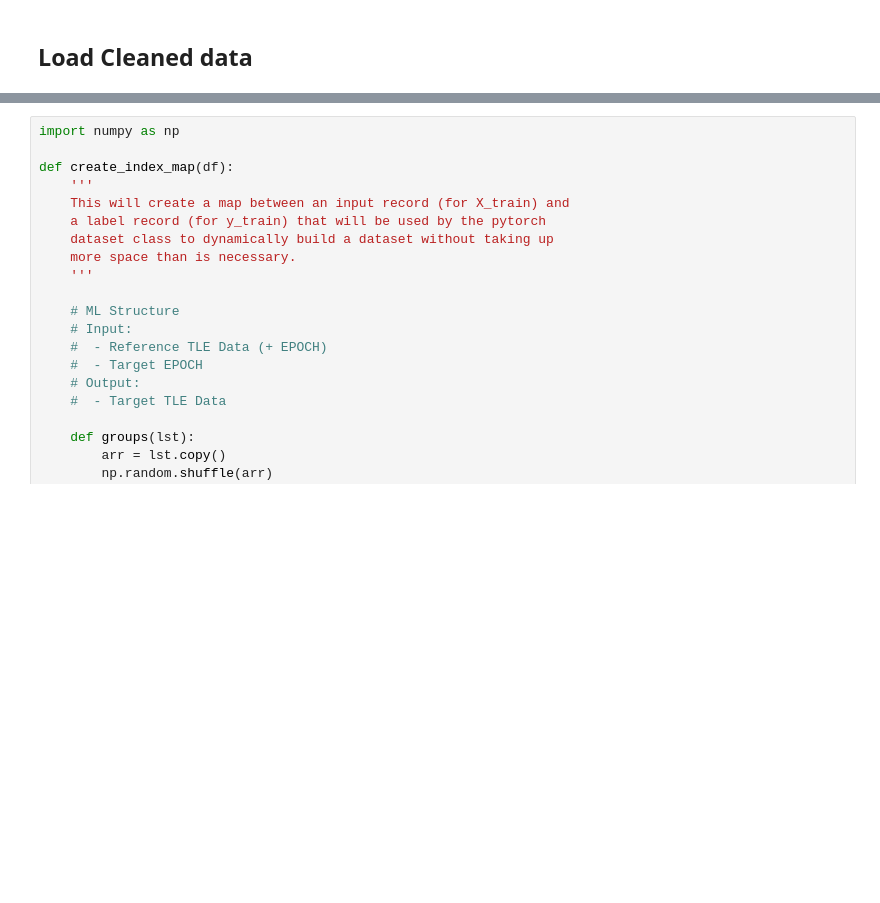
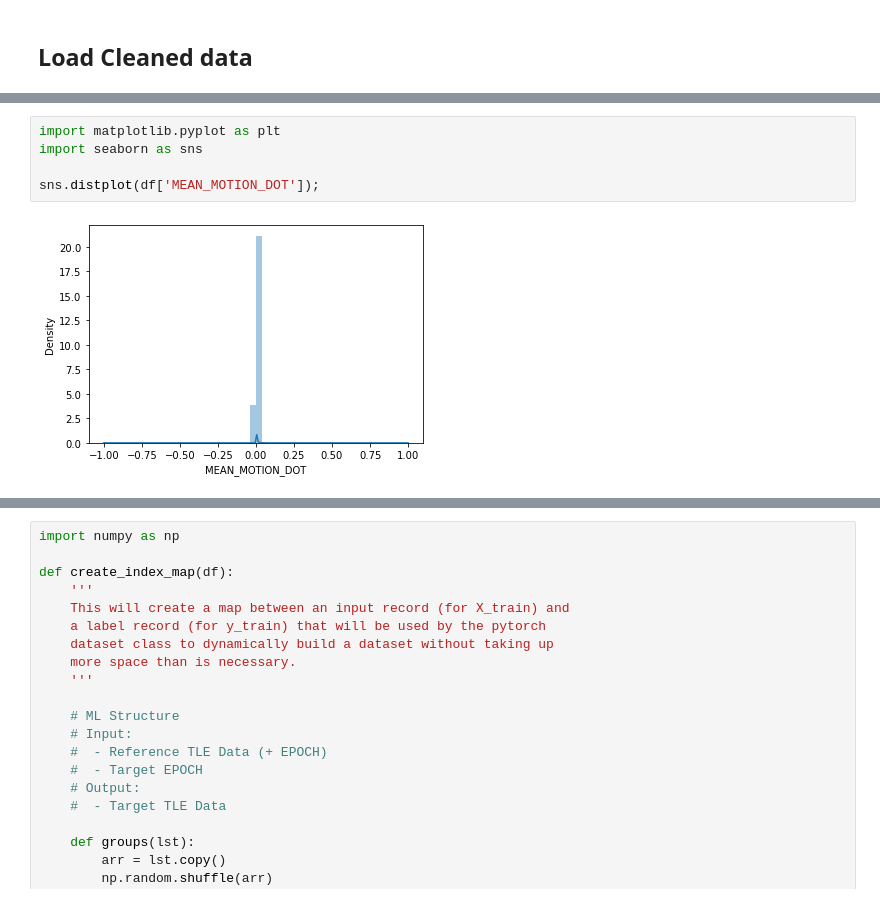
Before and after one commit to cm-tle-pred/tle-prediction, a Jupyter notebook: models/model_0/playground.ipynb, the cells around one changed output, grey strips where cells are left out. Cells and saved outputs as stored; diff of their text form; blank space fills up the shorter version.

```diff
--- a/models/model_0/playground.ipynb
+++ b/models/model_0/playground.ipynb
@@ -66,0 +74,7 @@ df
+# %%
+import matplotlib.pyplot as plt
+import seaborn as sns
+
+sns.distplot(df['MEAN_MOTION_DOT']);
+# %% [output]
+[figure, added]
```
Also changed, not shown: parts of 5 cells of this notebook.
